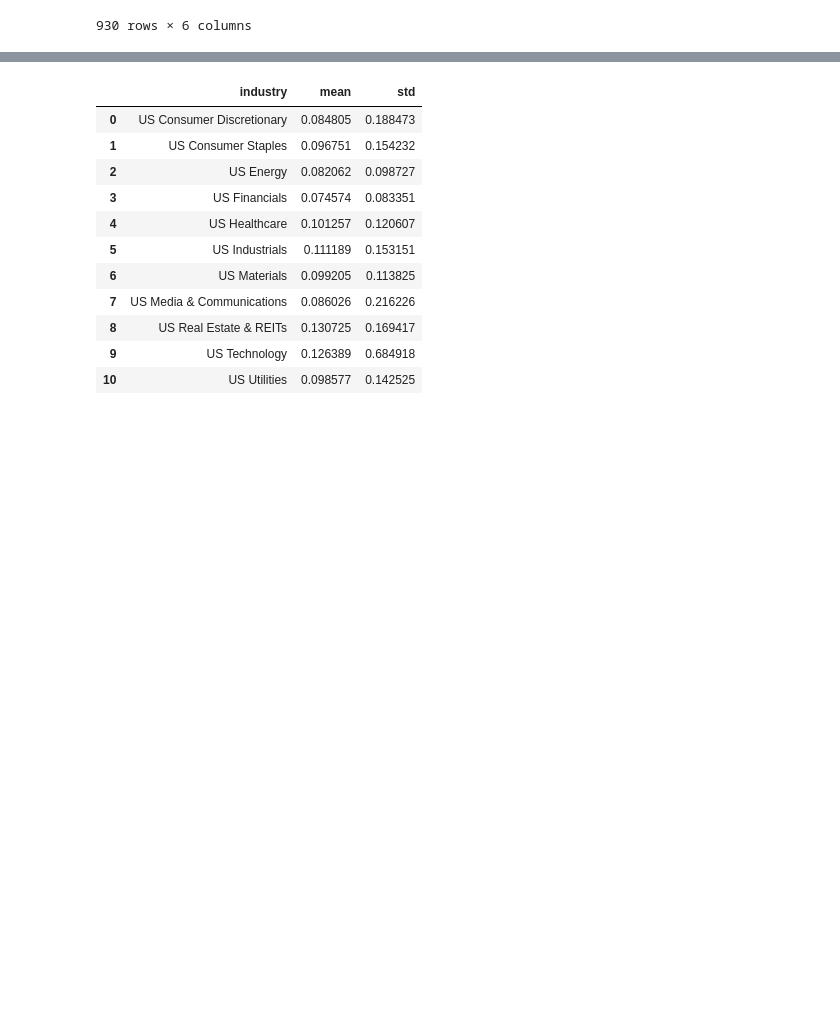
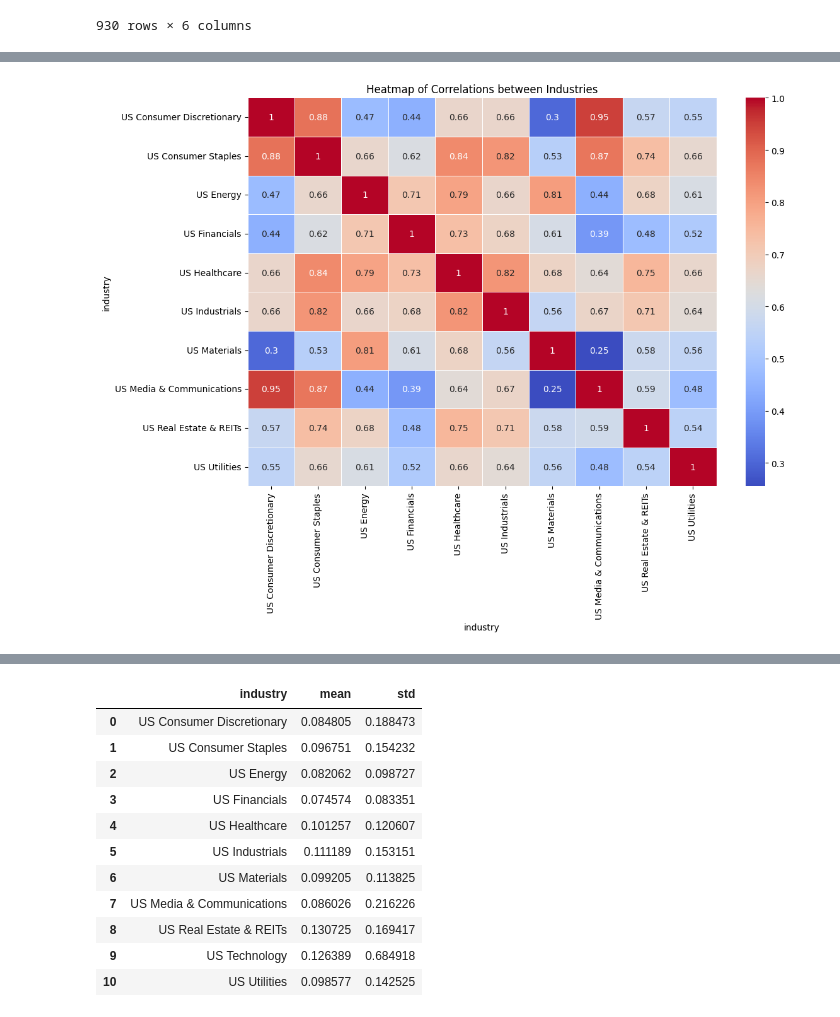
Before and after one commit to roshnx/buy-rough-sell-smooth, a Jupyter notebook: Realized_Vol_Regression.ipynb, the cells around one changed output, grey strips where cells are left out. Cells and saved outputs as stored; diff of their text form; code cells hidden in the pictures; blank space fills up the shorter version.

```diff
--- a/Realized_Vol_Regression.ipynb
+++ b/Realized_Vol_Regression.ipynb
@@ -112,0 +117,10 @@ betas[betas['Betas']>=0.5]
+# %%
+industry_monthly_H=betas.groupby(['industry','year','month'])['Realized_H'].mean().reset_index()
+industry_monthly_H['month_plot'] = (pd.to_datetime(industry_monthly_H[['year', 'month']].assign(day=1)) + pd.offsets.MonthEnd(0)).dt.to_period('M')
+industry_monthly_H=industry_monthly_H.drop(columns=['year','month'])
+industry_monthly_H=industry_monthly_H.pivot(index='month_plot', columns='industry',values='Realized_H')
+industry_monthly_H=industry_monthly_H.drop(['US Technology'], axis=1)
+industry_monthly_H2=industry_monthly_H[analysis_industries]
+industry_monthly_H2=industry_monthly_H2.loc['2020':'2020']
+industry_monthly_H2
+# industry_monthly_H.plot(figsize=(15,10))
@@ -112,0 +203,10 @@ betas[betas['Betas']>=0.5]
+# %%
+industry_monthly_H=industry_monthly_H.astype(float)
+# %%
+industry_monthly_H
+plt.figure(figsize=(12, 8))
+sns.heatmap(industry_monthly_H.corr(), annot=True, cmap='coolwarm', linewidths=0.5)
+plt.title('Heatmap of Correlations between Industries')
+plt.show()
+# %% [output]
+[figure, added]
```
Also changed, not shown: parts of 6 cells of this notebook.
